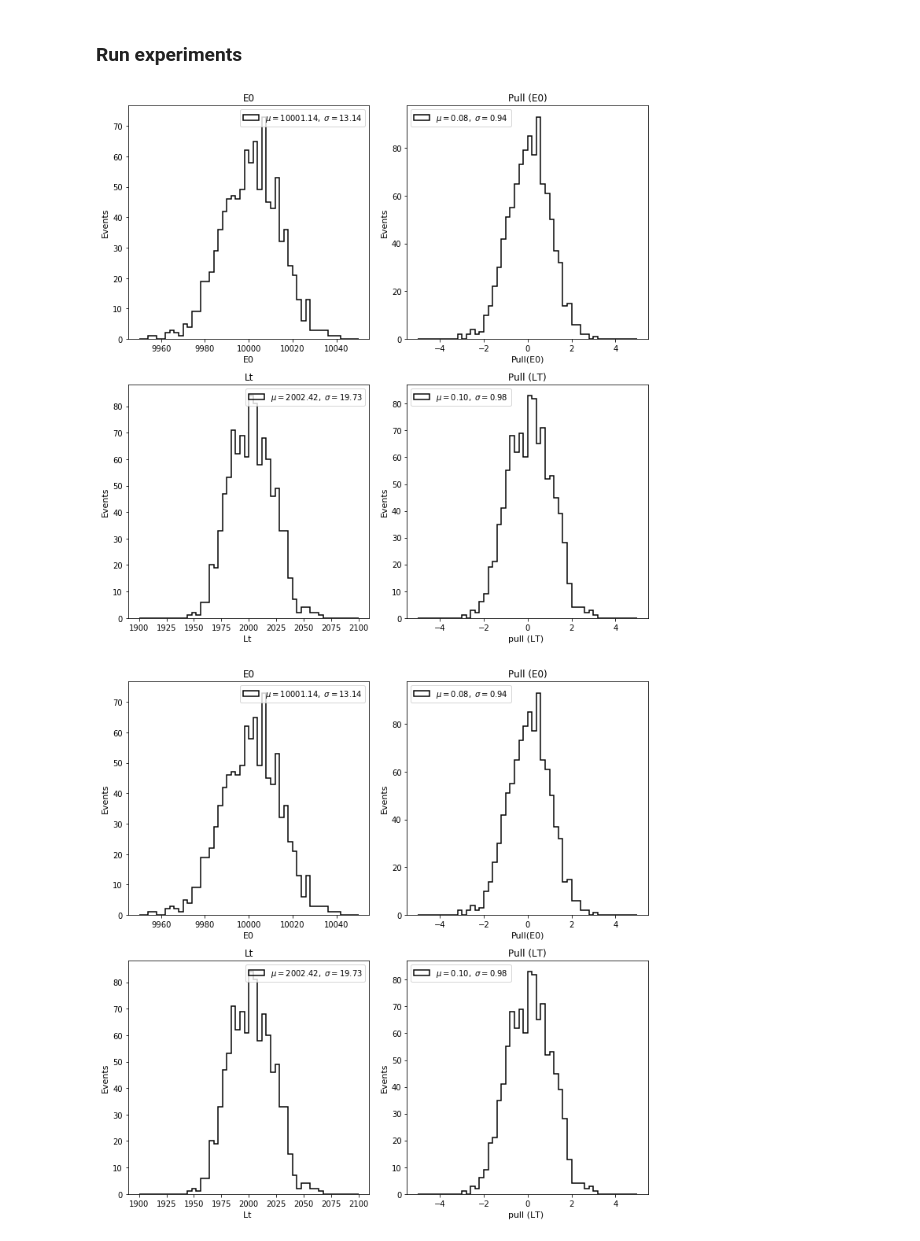
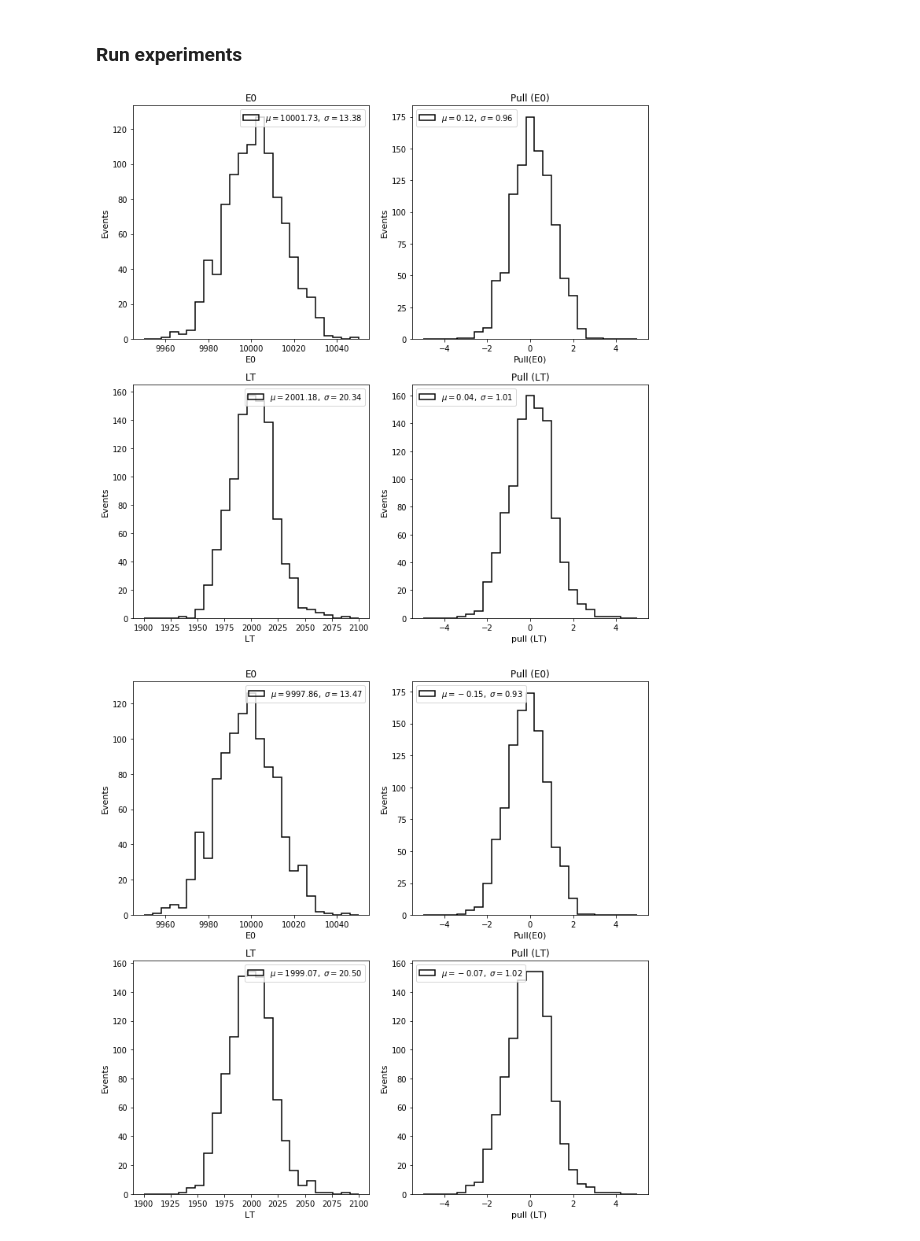
Before and after one commit to proscrite/KrCalibNB, a Jupyter notebook: reference/test_energy_lt_fits_JJGC.ipynb, the cells around one changed output. Saved outputs shown, nothing was run; the diff lists cells and outputs as text; code cells hidden in the pictures.

```diff
--- a/reference/test_energy_lt_fits_JJGC.ipynb
+++ b/reference/test_energy_lt_fits_JJGC.ipynb
@@ -334,5 +281,5 @@ print_fit_lifetime(fcu)
 # %%
 mexperiments = 1e+3
 nsample      = 1e+3
-zs, es = run_energy_lt_experiments(mexperiments, nsample, e0, lt, std)
+zs, es = energy_lt_experiments(mexperiments, nsample, e0, lt, std)
 # %%
@@ -340,3 +287,4 @@ fcp = fit_lifetime_experiments(zs, es, fit=FitType.profile,nbins_z=12)
 # %%
-fcu = fit_lifetime_experiments(zs, es, fit=FitType.unbined,nbins_z=12)
+fcu  = fit_lifetime_experiments(zs, es, fit=FitType.unbined, uerrors = False, nbins_z=12)
+fcu2 = fit_lifetime_experiments(zs, es, fit=FitType.unbined, uerrors = True, nbins_z=12)
 # %%
@@ -344,9 +292,21 @@ e0s, ue0s, lts,ults = lt_params_from_fcs(fcp)
 # %%
-histo_lt_params_and_pulls(e0, lt, e0s,ue0s,lts,ults, figsize=(10,10))
+histo_lt_params_and_pulls(e0, lt, e0s,ue0s,lts,ults,
+                          bin_e0s    = 25,
+                          bin_lts    = 25,
+                          bin_pull   = 25,
+                          range_e0s  = (9950,10050),
+                          range_lts  = (1900,2100),
+                          range_pull = (-5,5),figsize=(10,10))
 # %% [output]
-[figure, old version]
+[figure, new version]
 # %%
-e0s, ue0s, lts,ults = lt_params_from_fcs(fcu)
-histo_lt_params_and_pulls(e0, lt, e0s,ue0s,lts,ults, figsize=(10,10))
+e0s, ue0s, lts,ults, chi2u = lt_params_from_fcs(fcu)
+histo_lt_params_and_pulls(e0, lt, e0s,ue0s,lts,ults,
+                          bin_e0s    = 25,
+                          bin_lts    = 25,
+                          bin_pull   = 25,
+                          range_e0s  = (9950,10050),
+                          range_lts  = (1900,2100),
+                          range_pull = (-5,5),figsize=(10,10))
 # %% [output]
-[figure, old version]
+[figure, new version]
```
Also changed, not shown: parts of 21 cells of this notebook.
